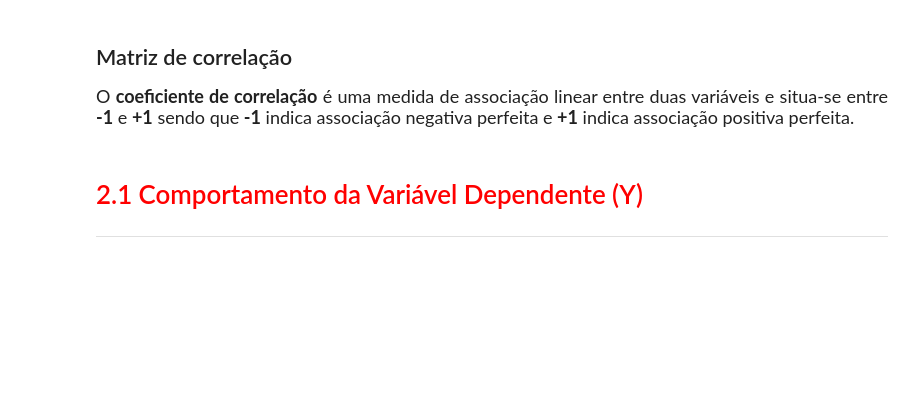
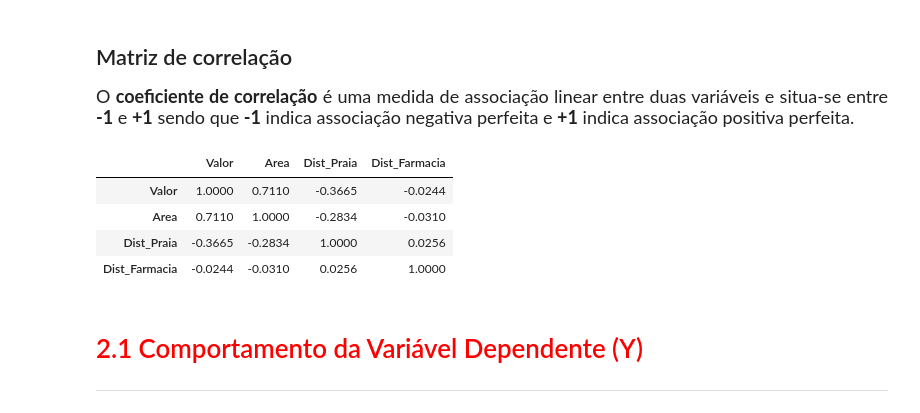
Before and after one commit to JCrpa/curso15_regressao_linear_tecnicas_avancadas_de_modelagem, a Jupyter notebook: Projeto/Regressão Linear.ipynb, the cells around one changed output. Cells and saved outputs as stored; diff of their text form; code cells hidden in the pictures; blank space fills up the shorter version.

```diff
--- a/Projeto/Regressão Linear.ipynb
+++ b/Projeto/Regressão Linear.ipynb
@@ -57,6 +69,14 @@ dados.shape
 ## Matriz de correlação
 
 <p style='font-size: 18px; line-height: 2; margin: 10px 50px; text-align: justify;'>O <b>coeficiente de correlação</b> é uma medida de associação linear entre duas variáveis e situa-se entre <b>-1</b> e <b>+1</b> sendo que <b>-1</b> indica associação negativa perfeita e <b>+1</b> indica associação positiva perfeita.</p>
+# %%
+dados.corr().round(4)
+# %% [output]
+|  | Valor | Area | Dist_Praia | Dist_Farmacia |
+| Valor | 1.0000 | 0.7110 | -0.3665 | -0.0244 |
+| Area | 0.7110 | 1.0000 | -0.2834 | -0.0310 |
+| Dist_Praia | -0.3665 | -0.2834 | 1.0000 | 0.0256 |
+| Dist_Farmacia | -0.0244 | -0.0310 | 0.0256 | 1.0000 |
 # %% [markdown]
 # <font color='red' style='font-size: 30px;'>2.1 Comportamento da Variável Dependente (Y)</font>
 <hr style='border: 2px solid red;'>
```
Also changed, not shown: parts of 1 cell of this notebook.
